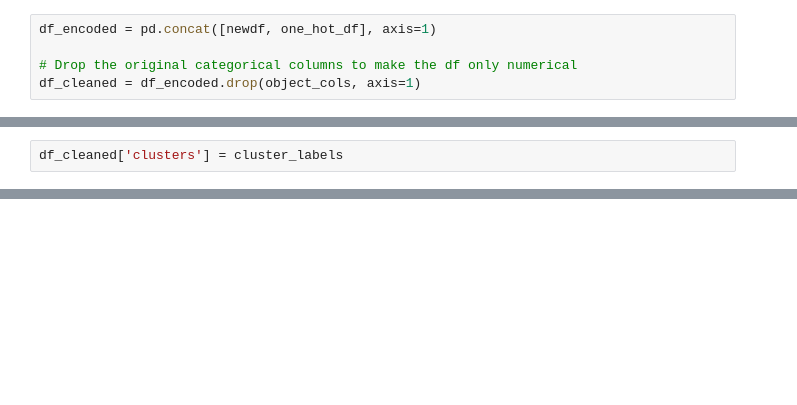
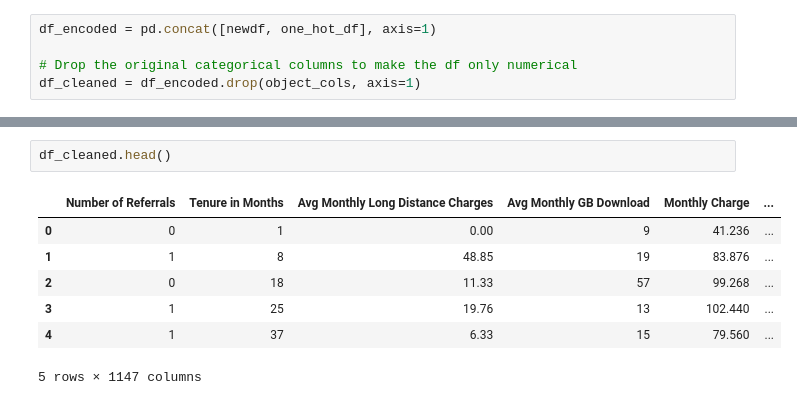
Before and after one commit to dipesh267/CustomerSegmentation, a Jupyter notebook: try-it_6.2_starter/myfile.ipynb, the cells around one changed output, grey strips where cells are left out. Cells and saved outputs as stored; diff of their text form; blank space fills up the shorter version.

```diff
--- a/try-it_6.2_starter/myfile.ipynb
+++ b/try-it_6.2_starter/myfile.ipynb
@@ -118,2 +115,0 @@ array([1, 0, 1, ..., 3, 1, 2], dtype=int32)
-# %%
-df_cleaned['clusters'] = cluster_labels
@@ -133,0 +155,10 @@ plt.show()
+# %%
+df_cleaned.head()
+# %% [output]
+|  | Number of Referrals | Tenure in Months | Avg Monthly Long Distance Charges | Avg Monthly GB Download | Monthly Charge | ... |
+| 0 | 0 | 1 | 0.00 | 9 | 41.236 | ... |
+| 1 | 1 | 8 | 48.85 | 19 | 83.876 | ... |
+| 2 | 0 | 18 | 11.33 | 57 | 99.268 | ... |
+| 3 | 1 | 25 | 19.76 | 13 | 102.440 | ... |
+| 4 | 1 | 37 | 6.33 | 15 | 79.560 | ... |
+5 rows × 1147 columns
```
Also changed, not shown: parts of 20 cells of this notebook.
